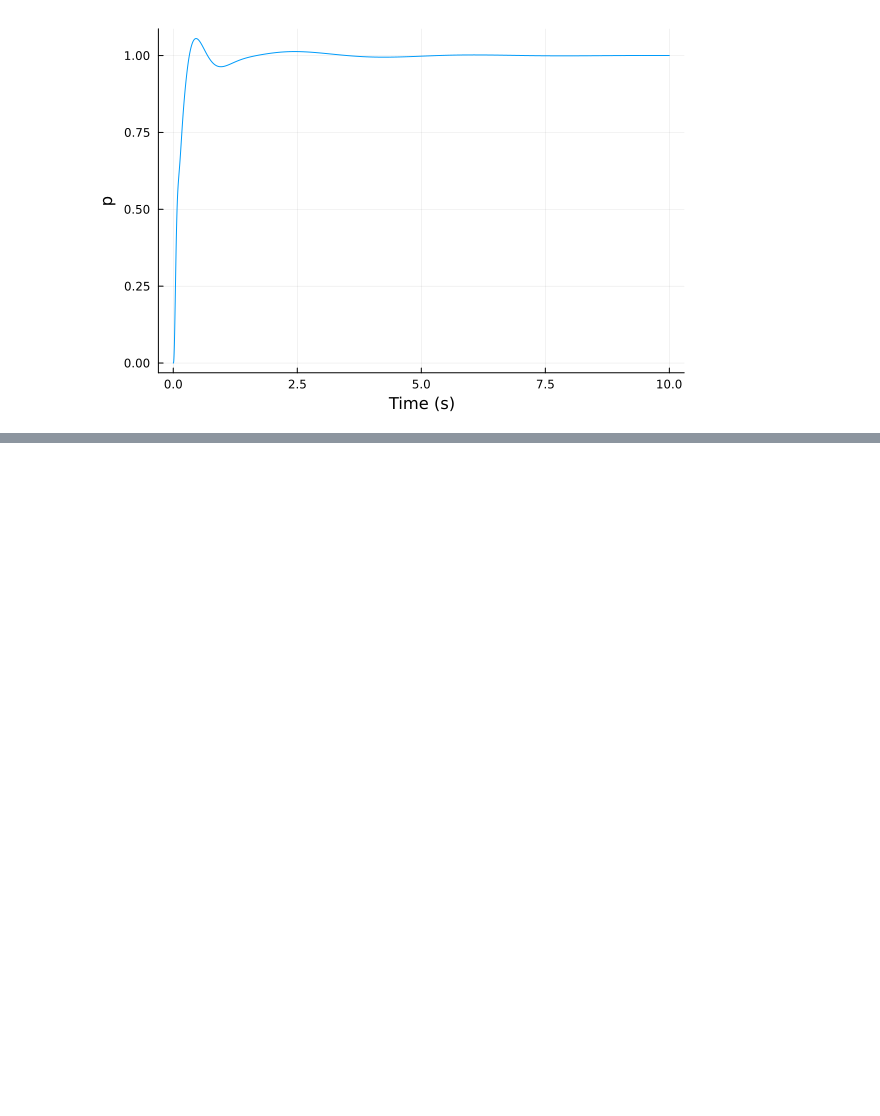
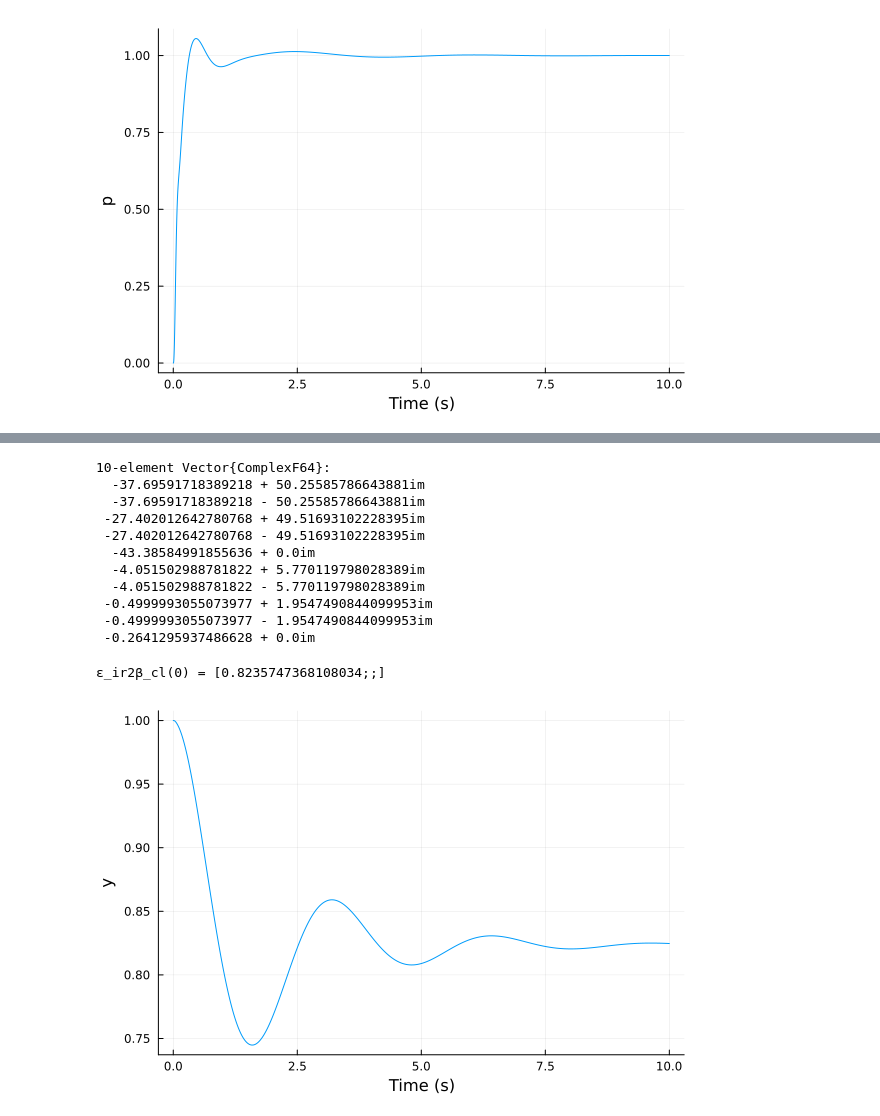
Before and after one commit to e271828e/Flight.jl, a Jupyter notebook: src/aircraft/c172/c172fbw/design/fbw_lat.ipynb, the cells around one changed output, grey strips where cells are left out. Saved outputs shown, nothing was run; the diff lists cells and outputs as text; code cells hidden in the pictures; blank space fills up the shorter version.

Commit message:
Finished lateral CAS design in notebook, started FBW CAS Avionics implementation

```diff
--- a/src/aircraft/c172/c172fbw/design/fbw_lat.ipynb
+++ b/src/aircraft/c172/c172fbw/design/fbw_lat.ipynb
@@ -165,15 +174,15 @@ Rise time:         0.217 s
 [figure]
 # %%
 psum = sumblock("p_err = p_dmd - p")
-ail_p_MIMO = connect([psum, pcmp, ail_rud_MIMO], [:p_err=>:p_err, :p=>:p, :aileron_cmd=>:aileron_cmd], w1 = [:p_dmd, :rudder_cmd], z1 = y_lat_labels)
+p_rud_MIMO = connect([psum, pcmp, ail_rud_MIMO], [:p_err=>:p_err, :p=>:p, :aileron_cmd=>:aileron_cmd], w1 = [:p_dmd, :rudder_cmd], z1 = y_lat_labels)
 
 #check we get the same response as with the SISO closed loop
-pdmd2p = ail_p_MIMO[:p, :p_dmd]
+pdmd2p = p_rud_MIMO[:p, :p_dmd]
 step(pdmd2p, 10) |> plot
 
 #ail_p_MIMO is our new plant baseline: lateral dynamics with embedded roll rate
 #control and p_dmd and rudder_cmd as inputs
-ail_p_MIMO
+p_rud_MIMO
 # %% [output]
 NamedStateSpace{Continuous, Float64}
 A =
@@ -194,0 +208,11 @@ With state  names: pcmpx1##feedback#342 pcmpx2##feedback#342 p##feedback#342 r##
+# %%
+r2β = p_rud_MIMO[:β, :rudder_cmd]
+zpk(r2β) |> display
+poles(r2β) |> display
+
+#we see that the unstable pole is still there, and its effect and
+#controllability are greatly diluted by a near-cancellation. we will cancel it
+#to design the compensator, and then check back in the complete closed loop MIMO
+#system
+r2β = minreal(r2β, 1e-2)
+poles(r2β) |> display
@@ -194,0 +249,31 @@ With state  names: pcmpx1##feedback#342 pcmpx2##feedback#342 p##feedback#342 r##
+# %%
+#the DC gain is negative. this makes sense, given that we have: act.rudder↑ ->
+#aero.r↓ -> yaw↑ -> β↓. therefore, the first thing we need in the forward path
+#for tracking a β command is a sign inversion in the rudder command right before
+#the plant. it will take an inverted rudder_cmd from the compensator and output
+#a rudder_cmd with the correct sign
+rudder_inv = named_ss(ss(-1), u=:rudder_cmd_inv, y=:rudder_cmd)
+ir2β = series(rudder_inv, r2β)
+
+#output error transfer function for a unit feedback closed loop
+ɛ_ir2β_cl = 1/(1+tf(ir2β))
+ɛ_ir2β_cl |> poles |> display
+@show ɛ_ir2β_cl(0)
+step(ɛ_ir2β_cl, 10) |> plot
+
+#of course, the response is unsatisfactory, but we at least see that the sign is
+#now right: the error is reduced from its initial value of 1
+# %% [output]
+10-element Vector{ComplexF64}:
+  -37.69591718389218 + 50.25585786643881im
+  -37.69591718389218 - 50.25585786643881im
+ -27.402012642780768 + 49.51693102228395im
+ -27.402012642780768 - 49.51693102228395im
+  -43.38584991855636 + 0.0im
+  -4.051502988781822 + 5.770119798028389im
+  -4.051502988781822 - 5.770119798028389im
+ -0.4999993055073977 + 1.9547490844099953im
+ -0.4999993055073977 - 1.9547490844099953im
+ -0.2641295937486628 + 0.0im
+ε_ir2β_cl(0) = [0.8235747368108034;;]
+[figure, added]
```
Also changed, not shown: parts of 12 cells of this notebook, 3 other files.
